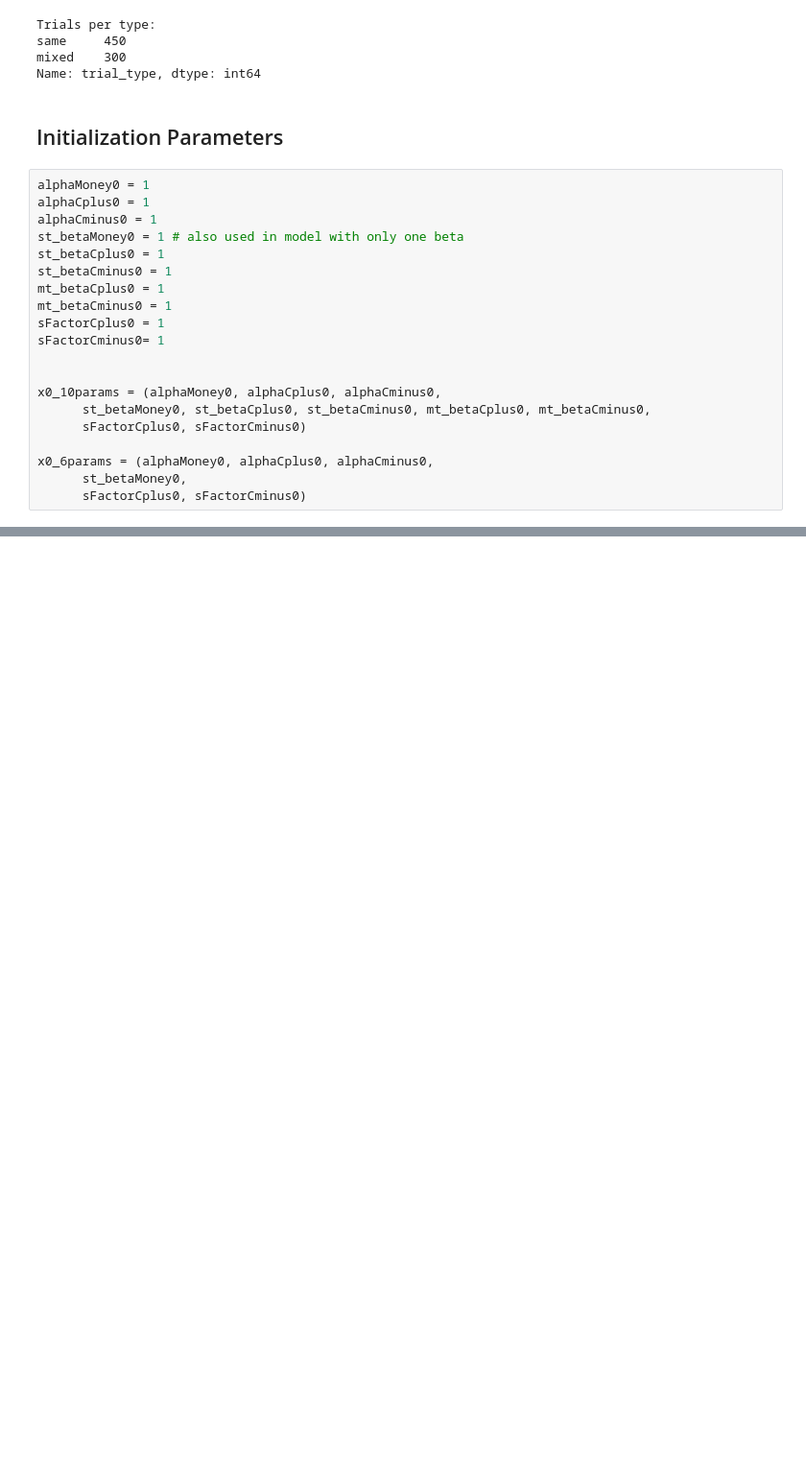
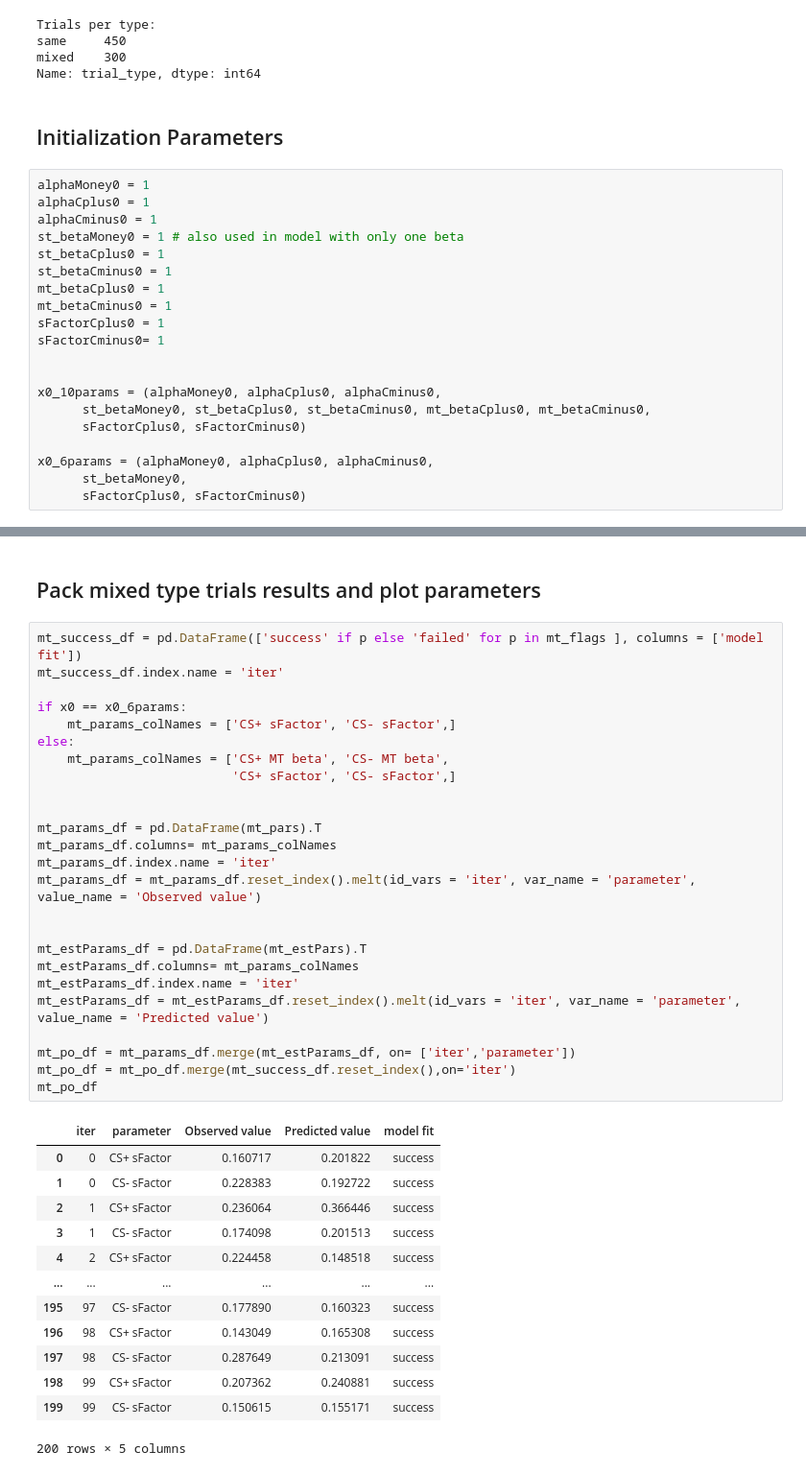
Before and after one commit to ffviana/nutreconDrive, a Jupyter notebook: 3. Analysis/nutrecon_simulation.ipynb, the cells around one changed output, grey strips where cells are left out. Shown at 96% size. Cells and saved outputs as stored; diff of their text form; blank space fills up the shorter version.

```diff
--- a/3. Analysis/nutrecon_simulation.ipynb
+++ b/3. Analysis/nutrecon_simulation.ipynb
@@ -835,0 +1038,41 @@ TypeError: bad operand type for unary ~: 'list'
+# %% [markdown]
+## Pack mixed type trials results and plot parameters
+# %%
+mt_success_df = pd.DataFrame(['success' if p else 'failed' for p in mt_flags ], columns = ['model fit'])
+mt_success_df.index.name = 'iter'
+
+if x0 == x0_6params:
+    mt_params_colNames = ['CS+ sFactor', 'CS- sFactor',]
+else:
+    mt_params_colNames = ['CS+ MT beta', 'CS- MT beta',
+                          'CS+ sFactor', 'CS- sFactor',]
+
+
+mt_params_df = pd.DataFrame(mt_pars).T
+mt_params_df.columns= mt_params_colNames
+mt_params_df.index.name = 'iter'
+mt_params_df = mt_params_df.reset_index().melt(id_vars = 'iter', var_name = 'parameter', value_name = 'Observed value')
+
+
+mt_estParams_df = pd.DataFrame(mt_estPars).T
+mt_estParams_df.columns= mt_params_colNames
+mt_estParams_df.index.name = 'iter'
+mt_estParams_df = mt_estParams_df.reset_index().melt(id_vars = 'iter', var_name = 'parameter', value_name = 'Predicted value')
+
+mt_po_df = mt_params_df.merge(mt_estParams_df, on= ['iter','parameter'])
+mt_po_df = mt_po_df.merge(mt_success_df.reset_index(),on='iter')
+mt_po_df
+# %% [output]
+|  | iter | parameter | Observed value | Predicted value | model fit |
+| 0 | 0 | CS+ sFactor | 0.160717 | 0.201822 | success |
+| 1 | 0 | CS- sFactor | 0.228383 | 0.192722 | success |
+| 2 | 1 | CS+ sFactor | 0.236064 | 0.366446 | success |
+| 3 | 1 | CS- sFactor | 0.174098 | 0.201513 | success |
+| 4 | 2 | CS+ sFactor | 0.224458 | 0.148518 | success |
+| ... | ... | ... | ... | ... | ... |
+| 195 | 97 | CS- sFactor | 0.177890 | 0.160323 | success |
+| 196 | 98 | CS+ sFactor | 0.143049 | 0.165308 | success |
+| 197 | 98 | CS- sFactor | 0.287649 | 0.213091 | success |
+| 198 | 99 | CS+ sFactor | 0.207362 | 0.240881 | success |
+| 199 | 99 | CS- sFactor | 0.150615 | 0.155171 | success |
+200 rows × 5 columns
```
Also changed, not shown: parts of 26 cells of this notebook.
